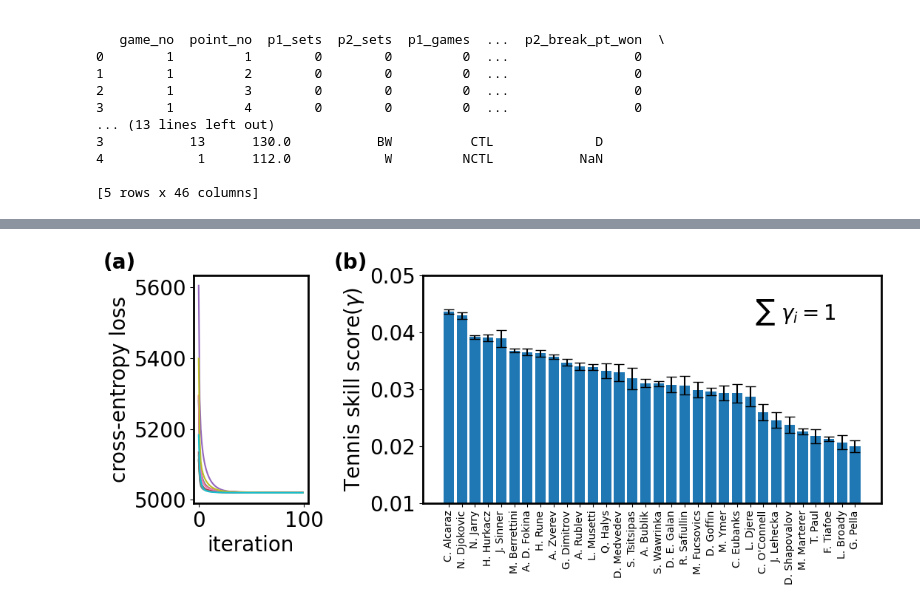
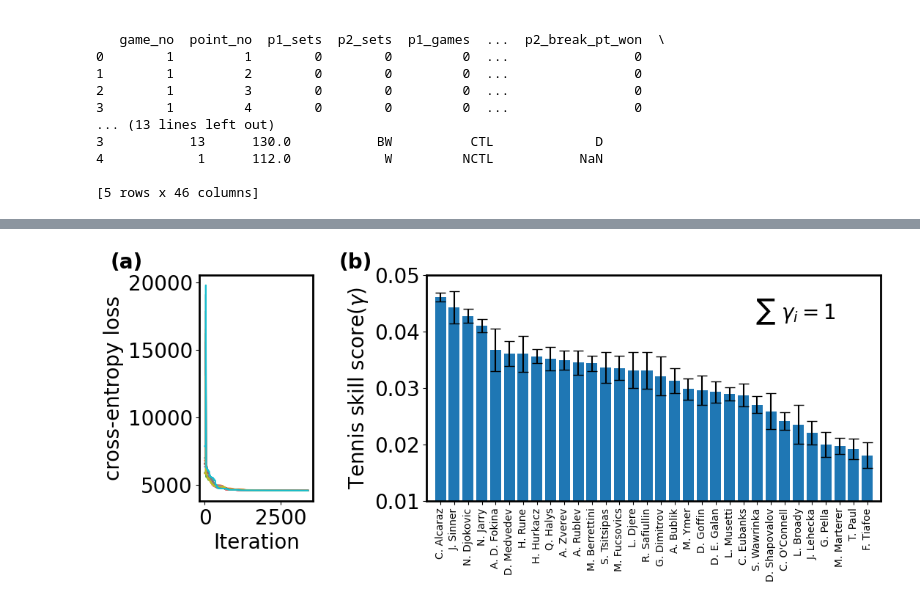
Before and after one commit to chengstones/20240201, a Jupyter notebook: Code/Player_with_serve.ipynb, the cells around one changed output, grey strips where cells are left out. Cells and saved outputs as stored; diff of their text form; code cells hidden in the pictures.

```diff
--- a/Code/Player_with_serve.ipynb
+++ b/Code/Player_with_serve.ipynb
@@ -120,3 +143,15 @@ gamma_serve = gamma_serve / np.sum(gamma_serve)
+# %%
+# save
+import os
+save_root = r'C:\Users\cheng\Desktop\20240201\sourece\with_serve'
+os.makedirs(save_root, exist_ok=True)
+np.save(save_root + r'\gamma_list.npy', gamma_list)
+np.save(save_root + r'\theta_list.npy', theta_list)
+np.save(save_root + r'\history_list.npy', np.array(history_list, dtype=object))
+# %%
+gamma_list = np.load(save_root + r'\gamma_list.npy')
+theta_list = np.load(save_root + r'\theta_list.npy')
+history_list = np.load(save_root + r'\history_list.npy', allow_pickle=True)
 # %%
 def abbreviate_name(full_name):
     """
@@ -136,51 +171,45 @@ def abbreviate_name(full_name):
         abbreviated_name = " ".join(abbreviated_parts) + " " + parts[-1]
         return abbreviated_name
 # %%
-# 蓝色渐变色，四种
-color_list = plt.cm.Blues(np.linspace(0, 1, 4))
 
 fondsize = 20
 fig, axes = plt.subplots(1, 2, figsize=(12, 4), width_ratios=(1, 4))
 # 两个子图间加间距
 plt.subplots_adjust(wspace=0.4)
 # 人名缩写
 abbreviation = [abbreviate_name(name) for name in player]
-gamma_list = []
-for seed in range(10):
-    gamma, likelihood_list = Bradley_Terry(win_matrix, lose_matrix, player, seed)
-    gamma = gamma / np.sum(gamma)
-    gamma_list.append(gamma)
-    axes[0].plot(likelihood_list, label=f'seed={seed}')
-axes[0].set_xlabel('iteration', fontsize=fondsize)
-axes[0].set_ylabel('cross-entropy loss', fontsize=fondsize)
-# axes[0].legend()
-axes[0].text(-0.5, 1.1, '(a)', transform=axes[0].transAxes, fontsize=fondsize, weight='bold', va='top', ha='right')
-
-
 gamma_list = np.array(gamma_list)
 # mean, std
 gamma_mean = np.mean(gamma_list, axis=0)
 gamma_std = np.std(gamma_list, axis=0)
 
 descend_index = np.argsort(-gamma_mean)
 gamma_mean = gamma_mean[descend_index]
 gamma_std = gamma_std[descend_index]
+axes[0].text(-0.5, 1.1, '(a)', transform=axes[0].transAxes, fontsize=fondsize, weight='bold', va='top', ha='right')
+
 abbreviation = [abbreviation[i] for i in descend_index]
+for history_one_seed in history_list:
+    axes[0].plot(history_one_seed)
+axes[0].set_xlabel('Iteration', fontsize=fondsize)
+axes[0].set_ylabel('cross-entropy loss', fontsize=fondsize)
+
 # ,增加柱子之间的间距
 axes[1].bar(np.arange(len(abbreviation)), gamma_mean, yerr=gamma_std, capsize=5)
 axes[1].set_xticks(np.arange(len(player)))
 # 调整字体大小
 axes[1].set_xticklabels(abbreviation, rotation=90, fontsize=10)
 axes[1].set_ylim(0.01, 0.05)
+axes[1].set_xlim(-1, len(abbreviation))
 # axes[1].set_xlabel('player')
 axes[1].set_ylabel('Tennis skill score($\gamma$)', fontsize=fondsize)
 axes[1].text(-0.12, 1.1, '(b)', transform=axes[1].transAxes, fontsize=fondsize, weight='bold', va='top', ha='right')
 # axes[1].legend()
 # 右上角加text \sum gaamma = 1
 axes[1].text(0.9, 0.9, r'$\sum\ \gamma_i = 1$', transform=axes[1].transAxes, fontsize=fondsize, va='top', ha='right')
 # xlabel 上加不同颜色的阴影
 
 
 plt.show()
 # %% [output]
-[figure, old version]
+[figure, new version]
```
Also changed, not shown: parts of 4 cells of this notebook, 10 other files.
